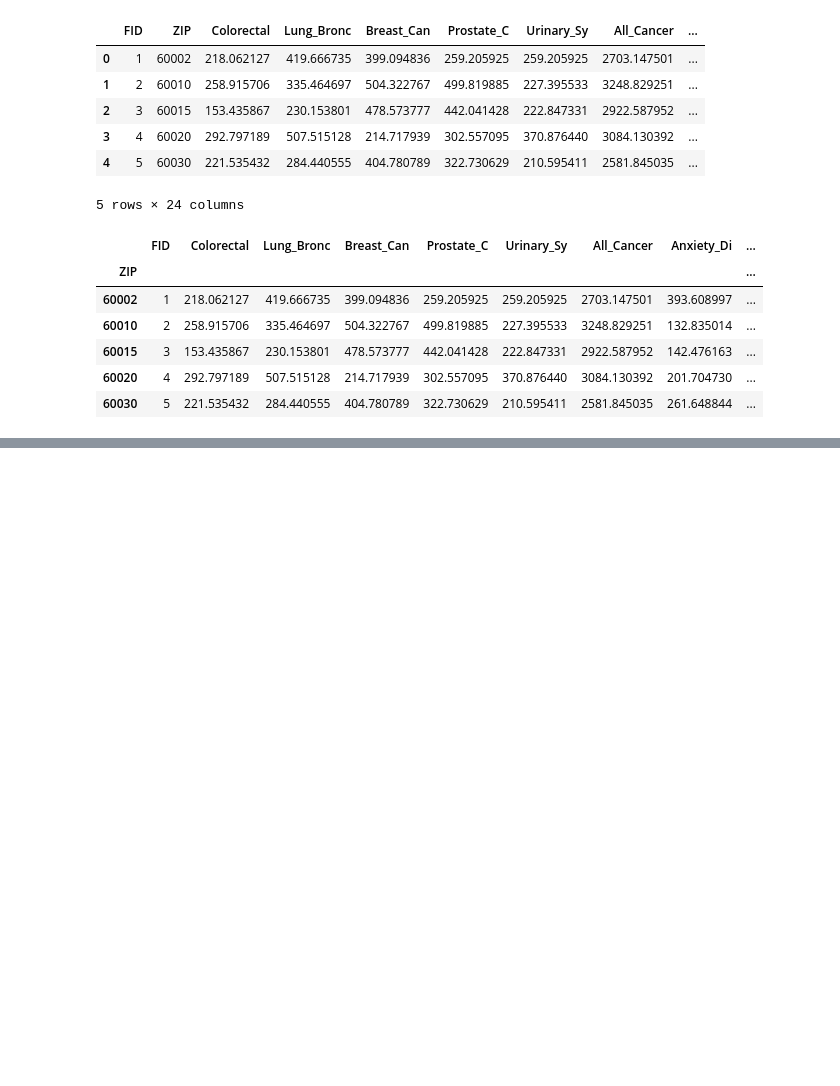
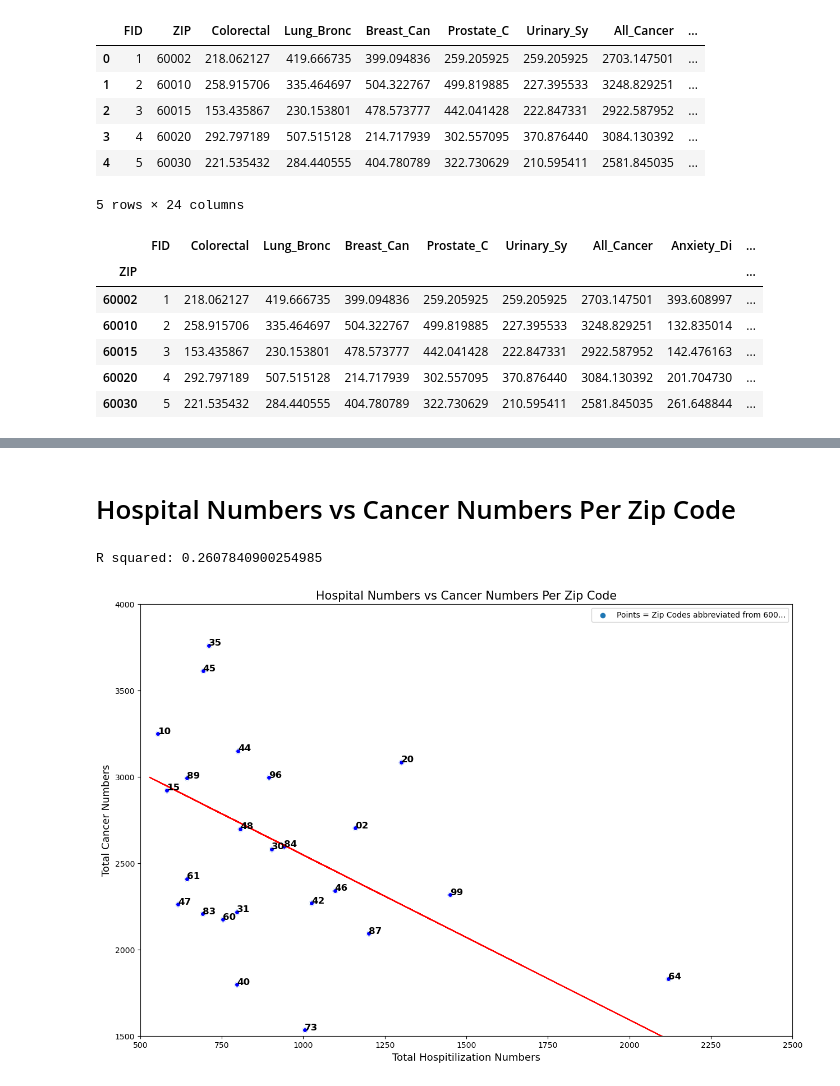
Before and after one commit to jonesm198699/Lake-County-Statistics, a Jupyter notebook: cancer_hospital.ipynb, the cells around one changed output, grey strips where cells are left out. Drawn from its saved outputs; the diff is of its cells as text; code cells hidden in the pictures; blank space fills up the shorter version.

```diff
--- a/cancer_hospital.ipynb
+++ b/cancer_hospital.ipynb
@@ -206,0 +160,47 @@ R squared: 0.7138023752109515
+# %% [markdown]
+# Hospital Numbers vs Cancer Numbers Per Zip Code
+# %%
+## Convert to floats and store Total Hospitilization and All_Cancer as x and y values
+x_values = list(merge_df["Total Hospitilization Disclusion"].astype("float"))
+y_values = list(merge_df["All_Cancer"].astype("float"))
+
+
+fig, ax = plt.subplots(figsize = (15, 10))
+
+# Plot scatter plot
+ax.scatter(x_values,y_values)
+for i, txt in enumerate(list(merge_df ['Abbreviated ZIP'])):
+    ax.annotate(txt, (list(x_values)[i], list(y_values)[i]), fontsize = 12, fontweight = "bold")
+
+plt.scatter(x_values, y_values, s=7)
+
+
+# Label plot
+plt.xlabel('Total Hospitilization Numbers', fontsize = 13)
+plt.ylabel('Total Cancer Numbers',fontsize = 13)
+plt.title ('Hospital Numbers vs Cancer Numbers Per Zip Code',fontsize = 15)
+plt.scatter(merge_df["Total Hospitilization Disclusion"], merge_df["All_Cancer"], marker="o", facecolors="blue", edgecolors="white")
+
+plt.xlim(500,2500)
+plt.ylim(1500,4000)
+
+# Linear regression
+
+(slope, intercept, rvalue, pvalue, stderr) = linregress(x_values, y_values)
+regress_values = merge_df["Total Hospitilization Disclusion"] * slope + intercept
+
+line_eq = "y = "+ str(round(slope,2)) + "x + " + str(round(intercept, 2))
+
+plt.plot(x_values, regress_values,"r-")
+plt.annotate(line_eq,(6,10),fontsize=15,color="red")
+
+
+print(f"R squared: {rvalue**2}")
+
+
+plt.legend(["Points = Zip Codes abbreviated from 600..."])
+
+plt.savefig('Hospitiization_vs_Cancer')
+# %% [output]
+R squared: 0.2607840900254985
+[figure, added]
```
Also changed, not shown: parts of 14 cells of this notebook.
